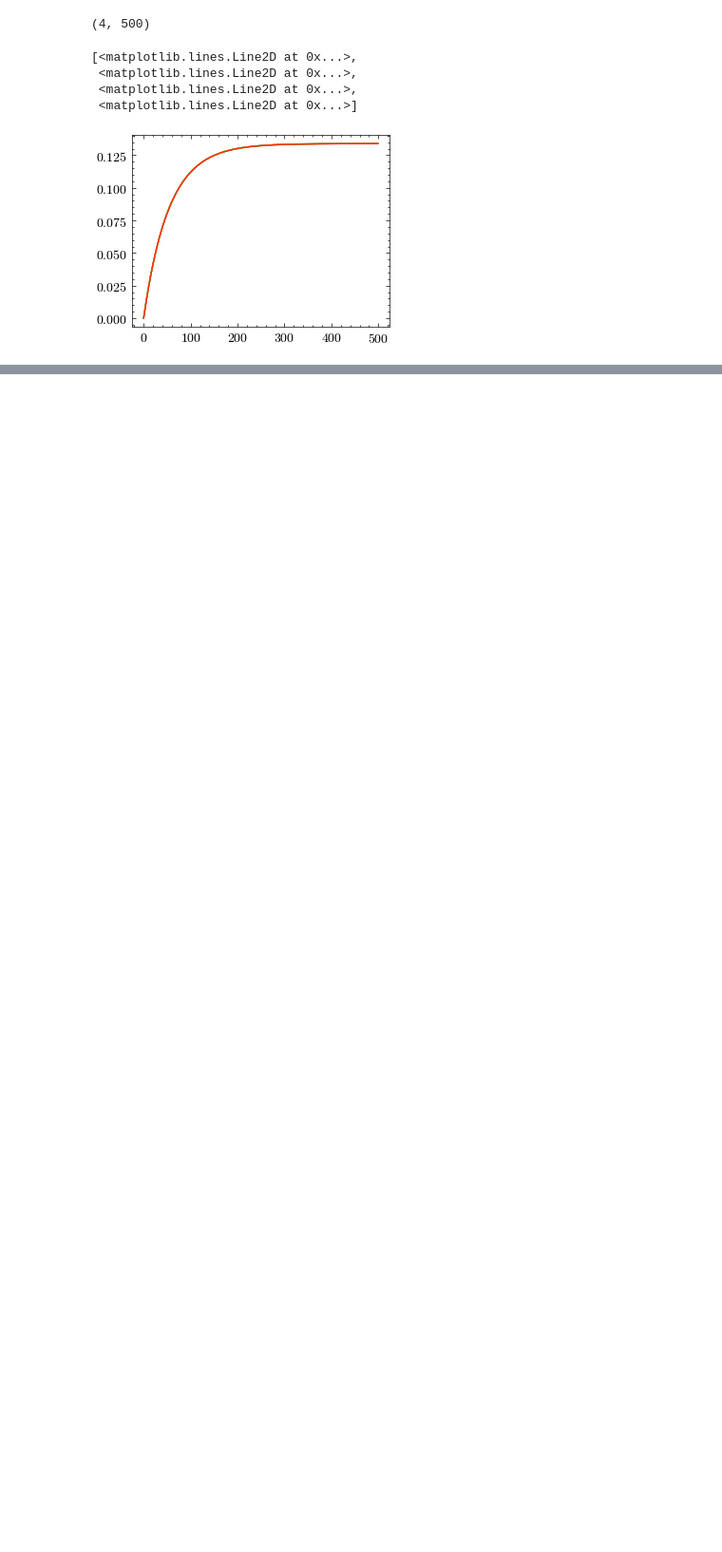
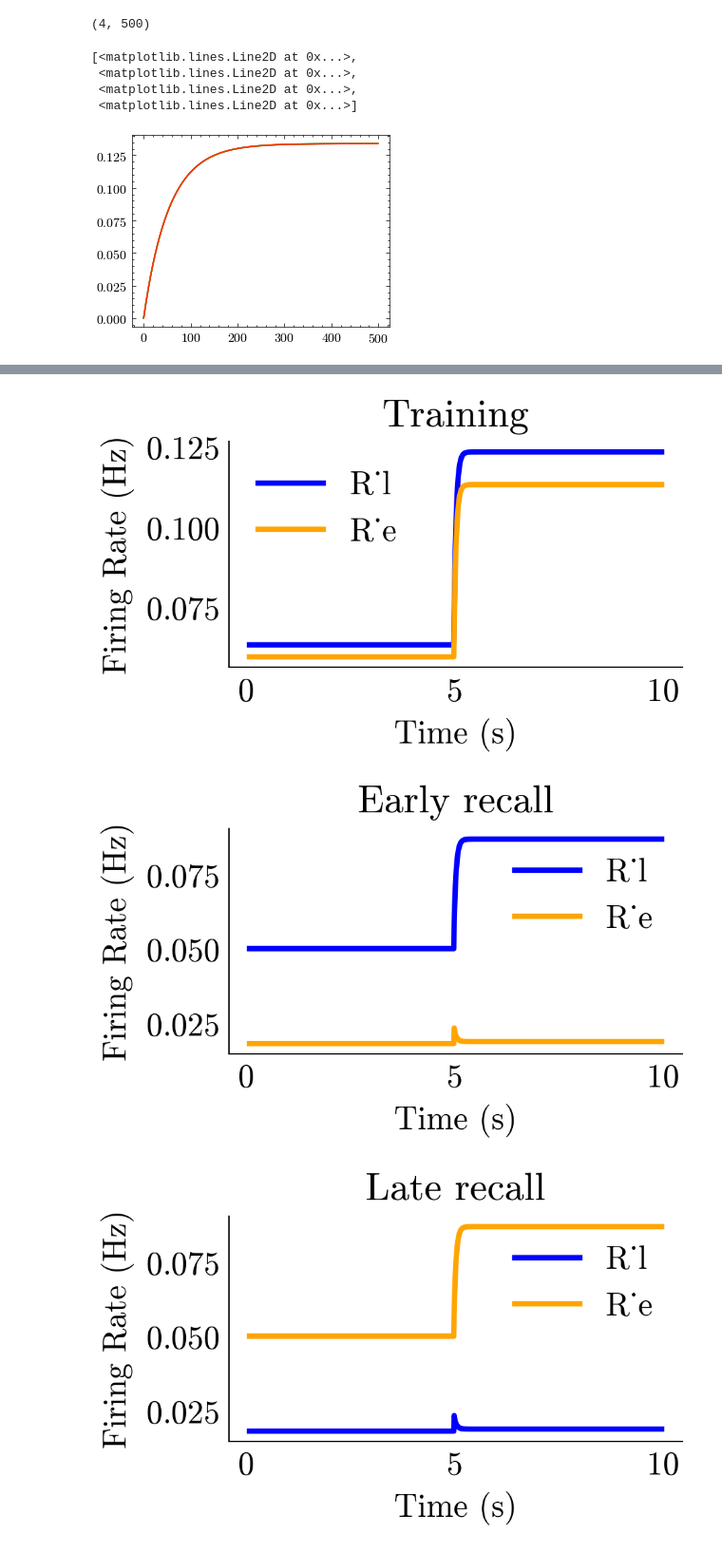
Before and after one commit to divyanshgupt/mean_field_ca3_memory, a Jupyter notebook: scripts/four_pop_mean_field/sol_space_4_pop_non-linear.ipynb, the cells around one changed output, grey strips where cells are left out. Shown at 95% size. Saved outputs shown, nothing was run; the diff lists cells and outputs as text; code cells hidden in the pictures; blank space fills up the shorter version.

```diff
--- a/scripts/four_pop_mean_field/sol_space_4_pop_non-linear.ipynb
+++ b/scripts/four_pop_mean_field/sol_space_4_pop_non-linear.ipynb
@@ -608,0 +626,54 @@ interactive(children=(FloatSlider(value=1.0, description='J', max=2.0, step=0.01
+# %%
+# remove ticks from the plots
+plt.rcParams['xtick.bottom'] = False
+plt.rcParams['ytick.left'] = False
+plt.rcParams['axes.spines.top'] = False
+plt.rcParams['axes.spines.right'] = False
+
+plt.rcParams['xtick.top'] = False
+plt.rcParams['ytick.right'] = False
+
+# set font size
+plt.rcParams.update({'font.size': 12})
+# set linewdith
+plt.rcParams['lines.linewidth'] = 2
+# %%
+duration = 10
+dt = 0.01
+J = 1.2
+g_p = 1
+g_c = 0.9
+alpha_c = 1
+beta_c = 1
+I_l = 0.5
+I_e = 0.5
+I_p = 0.5
+I_c = 0.5
+
+
+
+alpha_p = 1.0
+beta_p = 1.2
+
+
+location = "../../results/4_pop_non-linear/diff_inh_PV_CCK/"
+dynamics_plot(J, g_p, g_c, alpha_p, beta_p, alpha_c, beta_c, I_l, I_e, I_p, I_c, duration=duration, dt=dt, savefig=True, location=location, label="Training")
+
+
+alpha_p = 1.2
+beta_p = 4
+
+
+location = "../../results/4_pop_non-linear/diff_inh_PV_CCK/"
+dynamics_plot(J, g_p, g_c, alpha_p, beta_p, alpha_c, beta_c, I_l, I_e, I_p, I_c, duration=duration, dt=dt, savefig=True, location=location, label="Early recall")
+
+
+alpha_p = 4
+beta_p = 1.2
+
+location = "../../results/4_pop_non-linear/diff_inh_PV_CCK/"
+dynamics_plot(J, g_p, g_c, alpha_p, beta_p, alpha_c, beta_c, I_l, I_e, I_p, I_c, duration=duration, dt=dt, savefig=True, location=location, label="Late recall")
+# %% [output]
+[figure, added]
+[figure, added]
+[figure, added]
```
Also changed, not shown: parts of 10 cells of this notebook, 48 other files.
